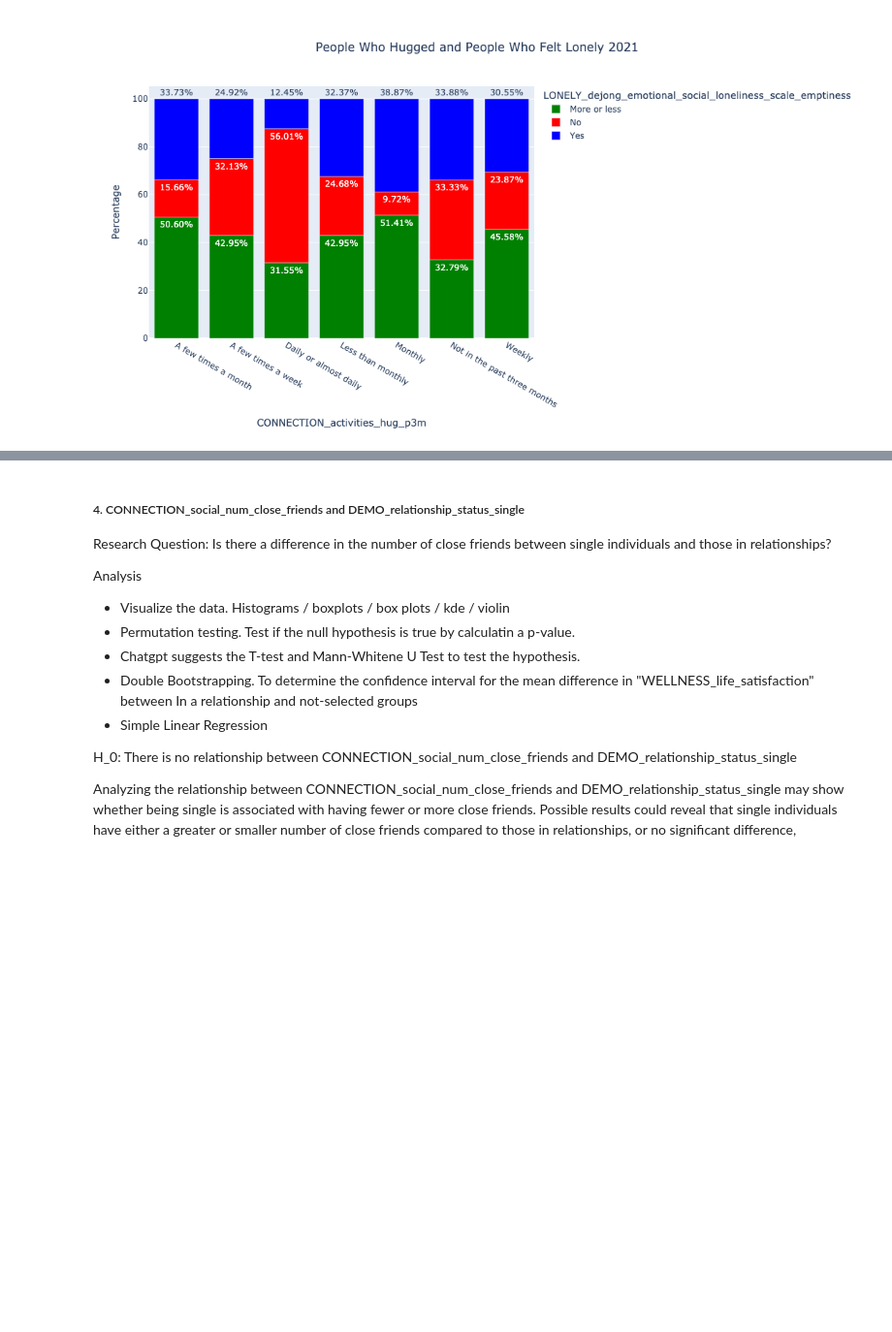
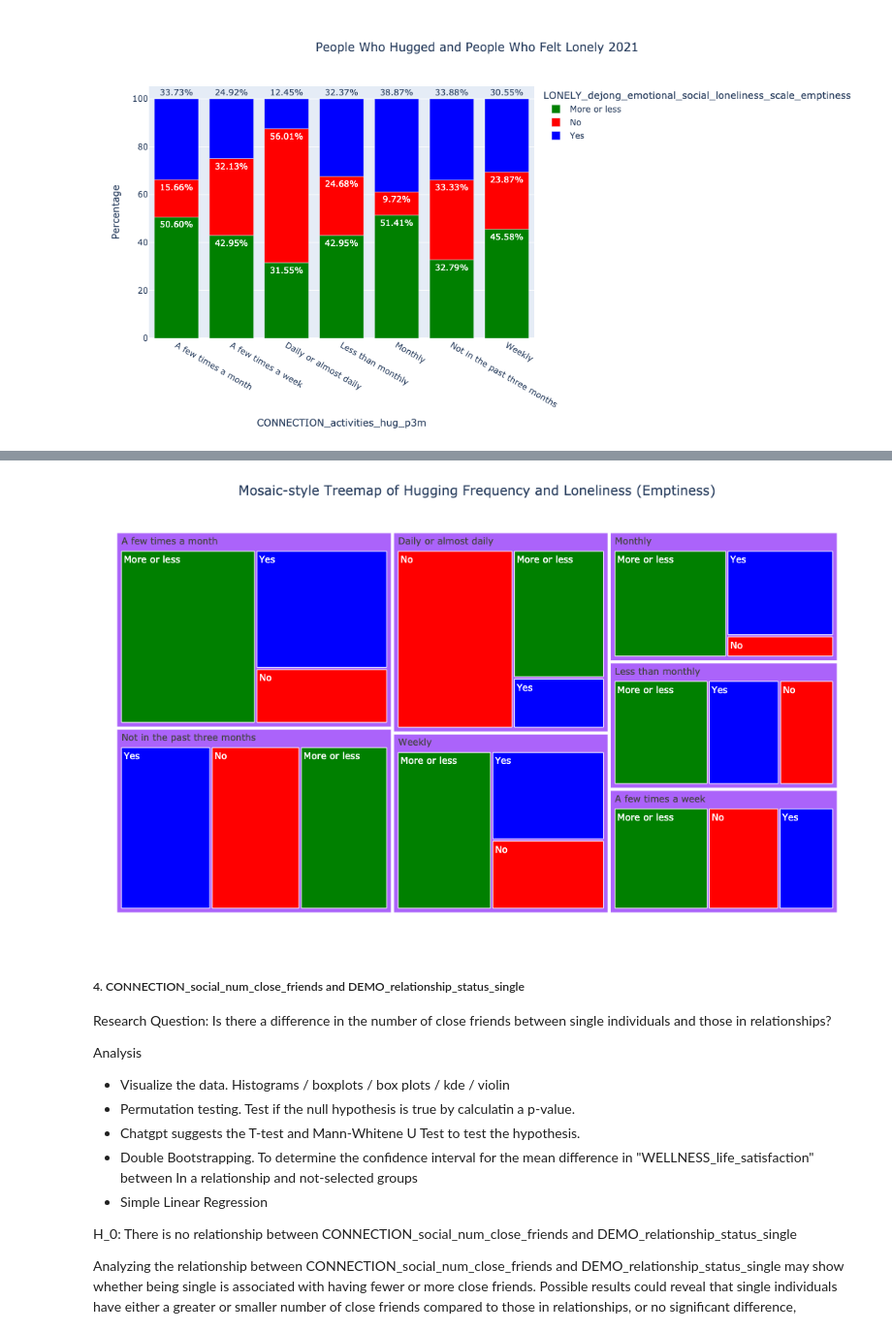
Before and after one commit to LucaPiccone/sta130, a Jupyter notebook: CP/proposal1.ipynb, the cells around one changed output, grey strips where cells are left out. Shown at 97% size. Saved outputs shown, nothing was run; the diff lists cells and outputs as text; code cells hidden in the pictures; blank space fills up the shorter version.

```diff
--- a/CP/proposal1.ipynb
+++ b/CP/proposal1.ipynb
@@ -385,3 +456,32 @@ fig.show(renderer='png')
+# %%
+import pandas as pd
+import plotly.express as px
+
+# Assuming 'hugging_emptiness_2021' is your DataFrame and already includes the necessary data
+# Group the data and calculate counts if not already done
+grouped = hugging_emptiness_2021.groupby(
+    ['CONNECTION_activities_hug_p3m', 'LONELY_dejong_emotional_social_loneliness_scale_emptiness']
+).size().reset_index(name='counts')
+
+# Create a treemap (alternative to mosaic plot) with Plotly
+fig = px.treemap(grouped,
+                 path=['CONNECTION_activities_hug_p3m', 'LONELY_dejong_emotional_social_loneliness_scale_emptiness'],
+                 values='counts',
+                 color='LONELY_dejong_emotional_social_loneliness_scale_emptiness',
+                 color_discrete_map={'No': 'red', 'Yes': 'blue', 'More or less': 'green'},
+                 title='Mosaic-style Treemap of Hugging Frequency and Loneliness (Emptiness)')
+
+# Update layout for better readability
+fig.update_layout(
+    width=1000,
+    height=600,
+    title_x=0.5,
+    margin=dict(t=50, l=25, r=25, b=25)
+)
+
+fig.show(renderer='png')
+# %% [output]
+[figure, added]
 # %% [markdown]
 ##### 4. CONNECTION_social_num_close_friends and DEMO_relationship_status_single
 Research Question: Is there a difference in the number of close friends between single individuals and those in relationships?
```
Also changed, not shown: parts of 6 cells of this notebook.
